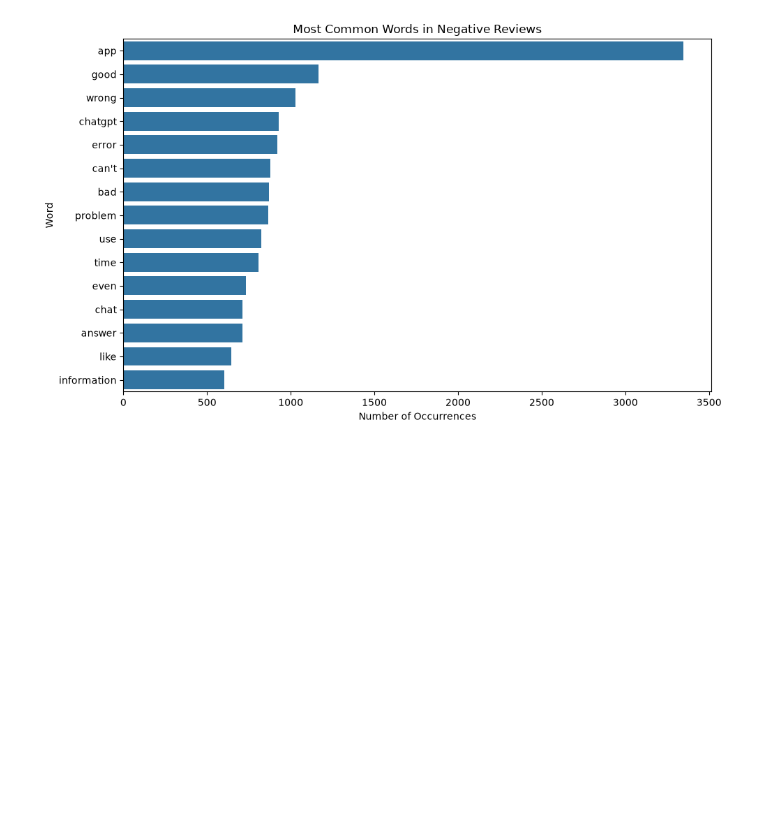
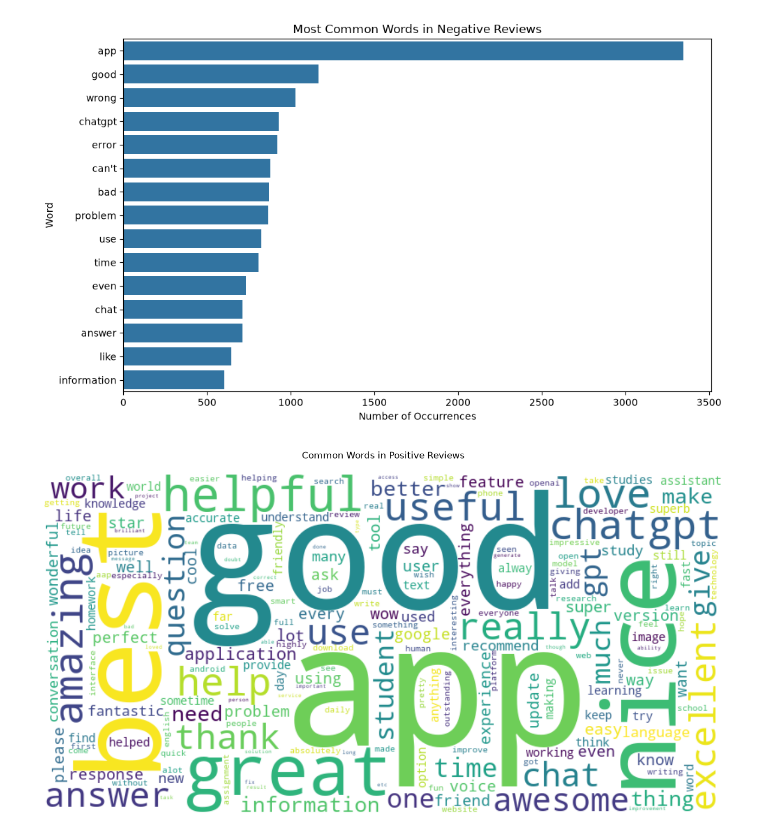
Before and after one commit to NeoTox419/chatgpt-review-analysis, a Jupyter notebook: chatgpt_analysis.ipynb, the cells around one changed output. Saved outputs shown, nothing was run; the diff lists cells and outputs as text; code cells hidden in the pictures; blank space fills up the shorter version.

Commit message:
Complete review analysis and project dcoumentation

```diff
--- a/chatgpt_analysis.ipynb
+++ b/chatgpt_analysis.ipynb
@@ -271,4 +158,0 @@ Reviews with 20 or fewer characters: 102748
-# %%
-df['Review Length'] = df['Review'].str.len()
-df['Review Length'].head()
-df['Review Length'].dtype
@@ -571,3 +313,24 @@ plt.tight_layout()
 plt.show()
 # %% [output]
 [figure]
+# %%
+positive_reviews = df.loc[df['Sentiment'] == 'Positive', 'Review']
+
+positive_text = ' '.join(positive_reviews)
+# %%
+positive_words = re.findall(
+    r"\b[a-zA-Z']+\b",
+    positive_text.lower()
+)
+
+positive_stop_words = stop_words.union({
+    'app',
+    'chatgpt',
+    'chat',
+    'use'
+})
+
+filtered_positive_words = [
+    word for word in positive_words
+    if word not in stop_words and len(word) > 2
+]
@@ -573,0 +339,19 @@ plt.show()
+# %%
+wordcloud = WordCloud(
+    width=800,
+    height=400,
+    background_color='white',
+    collocations=False
+).generate(' '.join(filtered_positive_words))
+# %%
+plt.figure(figsize=(14, 7))
+
+plt.imshow(wordcloud, interpolation='bilinear')
+plt.axis('off')
+
+plt.title('Common Words in Positive Reviews\n')
+
+plt.tight_layout()
+plt.show()
+# %% [output]
+[figure, added]
```
Also changed, not shown: parts of 25 cells of this notebook, 2 other files.
